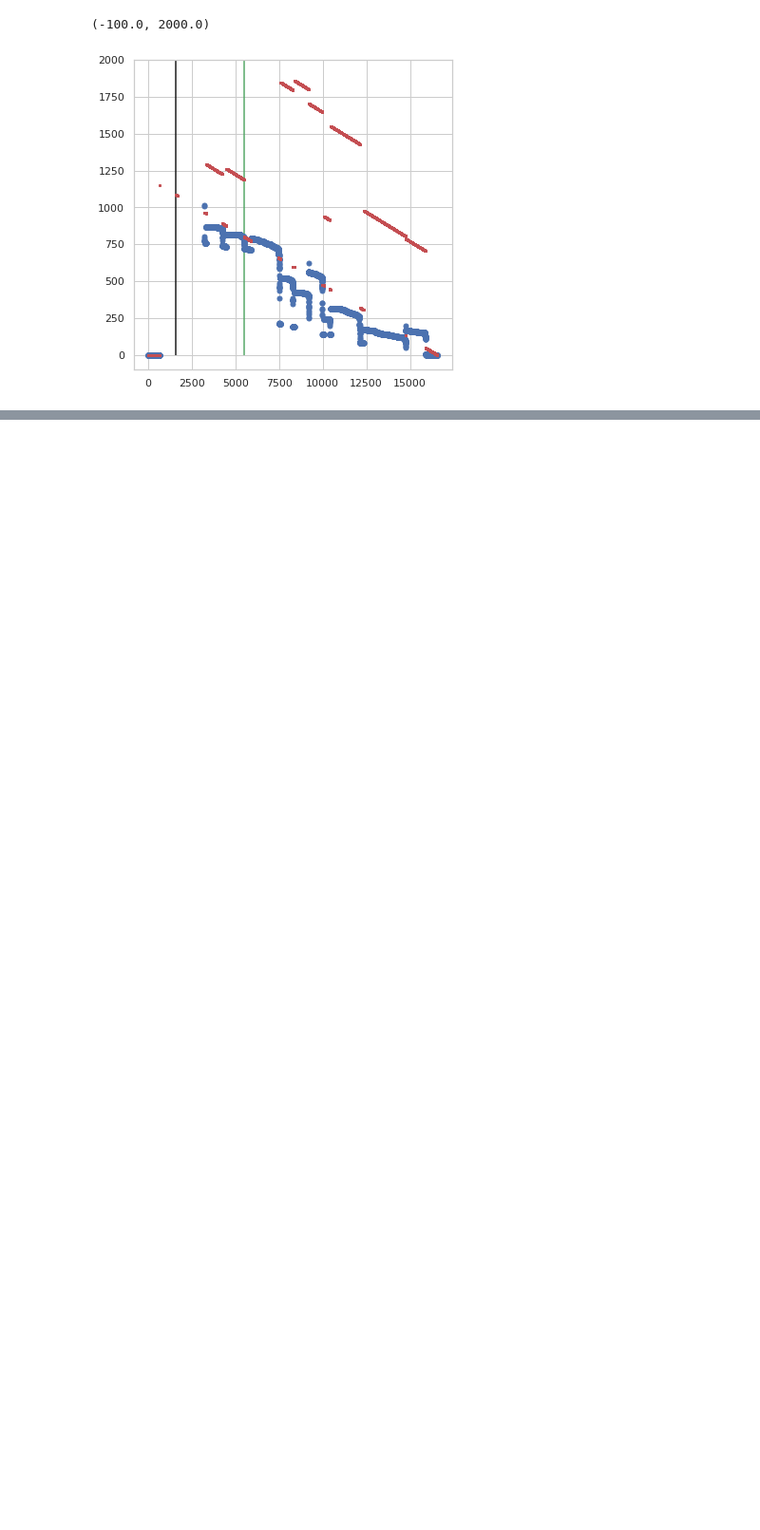
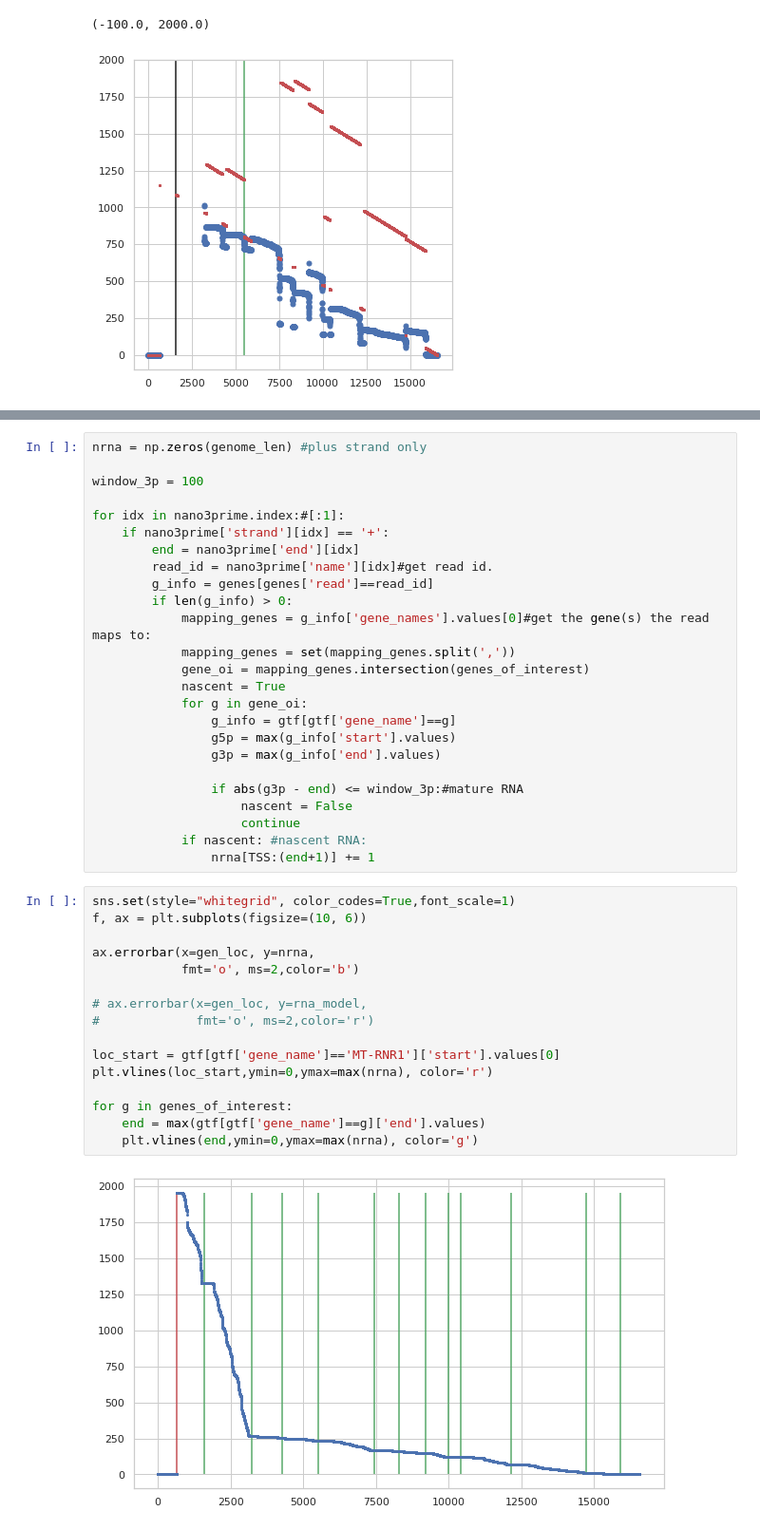
Before and after one commit to churchmanlab/mitoRNA_kinetics, a Jupyter notebook: Nanopore_RNA_model.ipynb, the cells around one changed output, grey strips where cells are left out. Shown at 95% size. Drawn from its saved outputs; the diff is of its cells as text; blank space fills up the shorter version.

```diff
--- a/Nanopore_RNA_model.ipynb
+++ b/Nanopore_RNA_model.ipynb
@@ -268,0 +272,43 @@ plt.ylim([-100,2000])
+# %%
+nrna = np.zeros(genome_len) #plus strand only
+
+window_3p = 100
+
+for idx in nano3prime.index:#[:1]:
+    if nano3prime['strand'][idx] == '+':
+        end = nano3prime['end'][idx]
+        read_id = nano3prime['name'][idx]#get read id.
+        g_info = genes[genes['read']==read_id]
+        if len(g_info) > 0:
+            mapping_genes = g_info['gene_names'].values[0]#get the gene(s) the read maps to:
+            mapping_genes = set(mapping_genes.split(','))
+            gene_oi = mapping_genes.intersection(genes_of_interest)
+            nascent = True
+            for g in gene_oi:
+                g_info = gtf[gtf['gene_name']==g]
+                g5p = max(g_info['start'].values)
+                g3p = max(g_info['end'].values)
+
+                if abs(g3p - end) <= window_3p:#mature RNA
+                    nascent = False
+                    continue
+            if nascent: #nascent RNA:
+                nrna[TSS:(end+1)] += 1
+# %%
+sns.set(style="whitegrid", color_codes=True,font_scale=1)
+f, ax = plt.subplots(figsize=(10, 6))
+
+ax.errorbar(x=gen_loc, y=nrna,
+            fmt='o', ms=2,color='b')
+
+# ax.errorbar(x=gen_loc, y=rna_model,
+#             fmt='o', ms=2,color='r')
+
+loc_start = gtf[gtf['gene_name']=='MT-RNR1']['start'].values[0]
+plt.vlines(loc_start,ymin=0,ymax=max(nrna), color='r')
+
+for g in genes_of_interest:
+    end = max(gtf[gtf['gene_name']==g]['end'].values)
+    plt.vlines(end,ymin=0,ymax=max(nrna), color='g')
+# %% [output]
+[figure, added]
```
Also changed, not shown: parts of 9 cells of this notebook.
